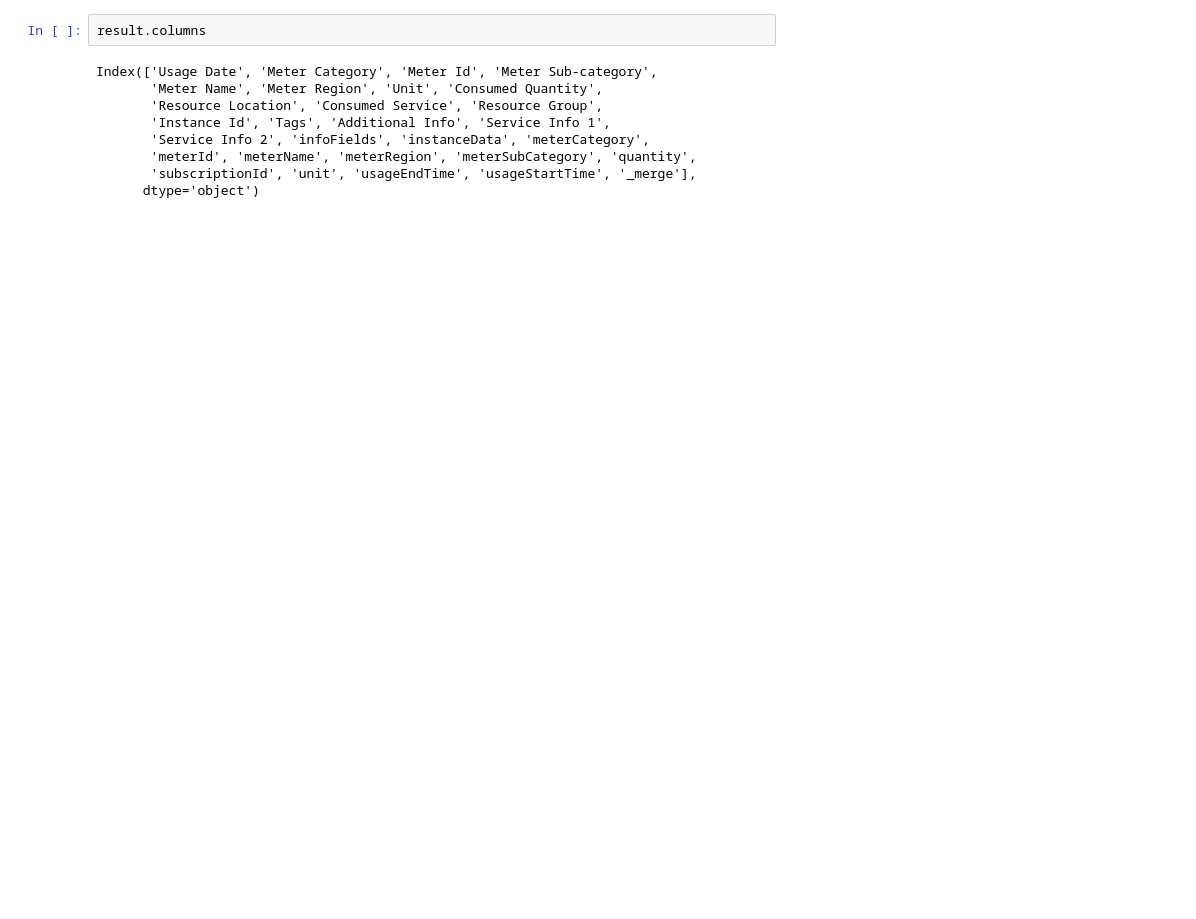
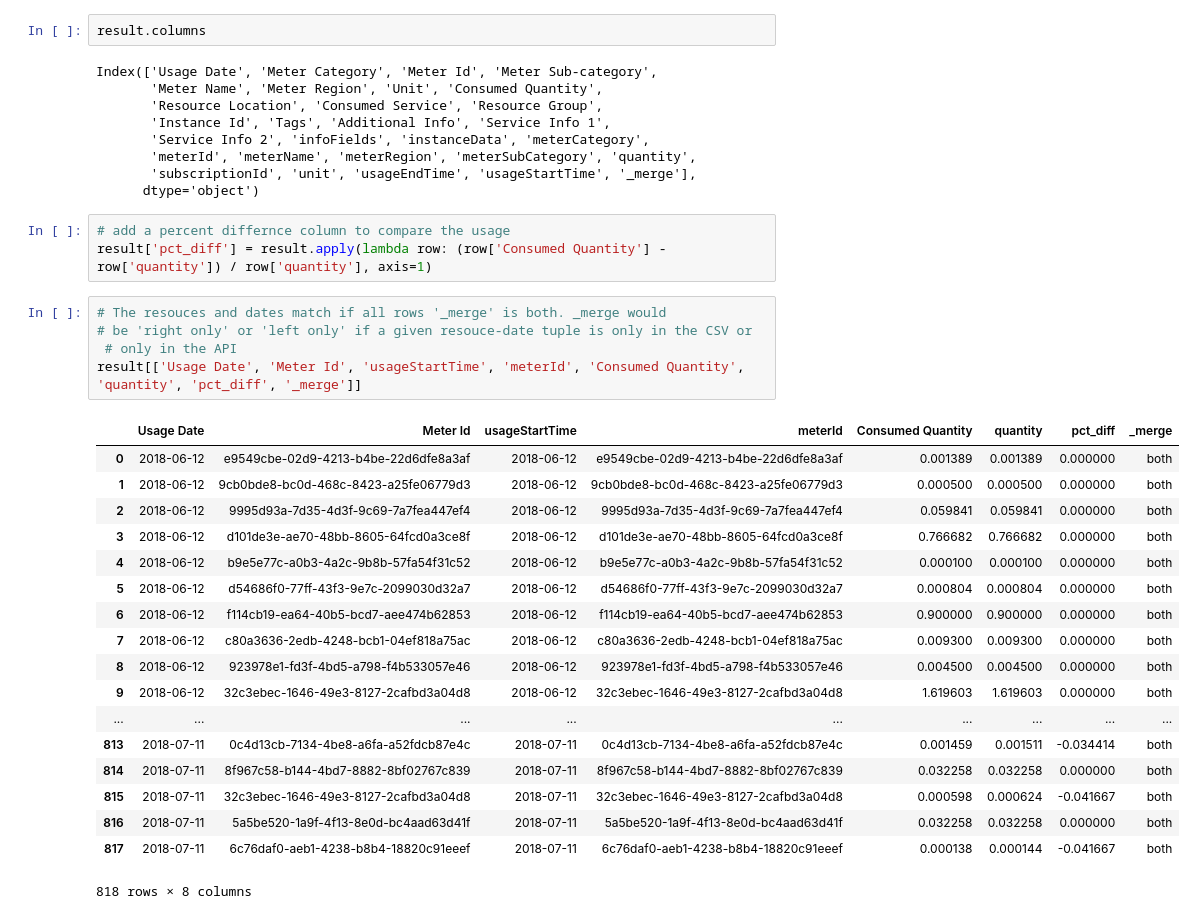
Before and after one commit to louspringer/python-azure-billing-usage, a Jupyter notebook: Reconcile API Usage with CSV Usage.ipynb, the cells around one changed output. Saved outputs shown, nothing was run; the diff lists cells and outputs as text; blank space fills up the shorter version.

```diff
--- a/Reconcile API Usage with CSV Usage.ipynb
+++ b/Reconcile API Usage with CSV Usage.ipynb
@@ -44,4 +57,31 @@ Index(['Usage Date', 'Meter Category', 'Meter Id', 'Meter Sub-category',
        'meterId', 'meterName', 'meterRegion', 'meterSubCategory', 'quantity',
        'subscriptionId', 'unit', 'usageEndTime', 'usageStartTime', '_merge'],
       dtype='object')
+# %%
+# add a percent differnce column to compare the usage
+result['pct_diff'] = result.apply(lambda row: (row['Consumed Quantity'] - row['quantity']) / row['quantity'], axis=1)
+# %%
+# The resouces and dates match if all rows '_merge' is both. _merge would
+# be 'right only' or 'left only' if a given resouce-date tuple is only in the CSV or
+ # only in the API
+result[['Usage Date', 'Meter Id', 'usageStartTime', 'meterId', 'Consumed Quantity', 'quantity', 'pct_diff', '_merge']]
+# %% [output]
+|  | Usage Date | Meter Id | usageStartTime | meterId | Consumed Quantity | quantity | pct_diff | _merge |
+| 0 | 2018-06-12 | e9549cbe-02d9-4213-b4be-22d6dfe8a3af | 2018-06-12 | e9549cbe-02d9-4213-b4be-22d6dfe8a3af | 0.001389 | 0.001389 | 0.000000 | both |
+| 1 | 2018-06-12 | 9cb0bde8-bc0d-468c-8423-a25fe06779d3 | 2018-06-12 | 9cb0bde8-bc0d-468c-8423-a25fe06779d3 | 0.000500 | 0.000500 | 0.000000 | both |
+| 2 | 2018-06-12 | 9995d93a-7d35-4d3f-9c69-7a7fea447ef4 | 2018-06-12 | 9995d93a-7d35-4d3f-9c69-7a7fea447ef4 | 0.059841 | 0.059841 | 0.000000 | both |
+| 3 | 2018-06-12 | d101de3e-ae70-48bb-8605-64fcd0a3ce8f | 2018-06-12 | d101de3e-ae70-48bb-8605-64fcd0a3ce8f | 0.766682 | 0.766682 | 0.000000 | both |
+| 4 | 2018-06-12 | b9e5e77c-a0b3-4a2c-9b8b-57fa54f31c52 | 2018-06-12 | b9e5e77c-a0b3-4a2c-9b8b-57fa54f31c52 | 0.000100 | 0.000100 | 0.000000 | both |
+| 5 | 2018-06-12 | d54686f0-77ff-43f3-9e7c-2099030d32a7 | 2018-06-12 | d54686f0-77ff-43f3-9e7c-2099030d32a7 | 0.000804 | 0.000804 | 0.000000 | both |
+| 6 | 2018-06-12 | f114cb19-ea64-40b5-bcd7-aee474b62853 | 2018-06-12 | f114cb19-ea64-40b5-bcd7-aee474b62853 | 0.900000 | 0.900000 | 0.000000 | both |
+| 7 | 2018-06-12 | c80a3636-2edb-4248-bcb1-04ef818a75ac | 2018-06-12 | c80a3636-2edb-4248-bcb1-04ef818a75ac | 0.009300 | 0.009300 | 0.000000 | both |
+| 8 | 2018-06-12 | 923978e1-fd3f-4bd5-a798-f4b533057e46 | 2018-06-12 | 923978e1-fd3f-4bd5-a798-f4b533057e46 | 0.004500 | 0.004500 | 0.000000 | both |
+| 9 | 2018-06-12 | 32c3ebec-1646-49e3-8127-2cafbd3a04d8 | 2018-06-12 | 32c3ebec-1646-49e3-8127-2cafbd3a04d8 | 1.619603 | 1.619603 | 0.000000 | both |
+| ... | ... | ... | ... | ... | ... | ... | ... | ... |
+| 813 | 2018-07-11 | 0c4d13cb-7134-4be8-a6fa-a52fdcb87e4c | 2018-07-11 | 0c4d13cb-7134-4be8-a6fa-a52fdcb87e4c | 0.001459 | 0.001511 | -0.034414 | both |
+| 814 | 2018-07-11 | 8f967c58-b144-4bd7-8882-8bf02767c839 | 2018-07-11 | 8f967c58-b144-4bd7-8882-8bf02767c839 | 0.032258 | 0.032258 | 0.000000 | both |
+| 815 | 2018-07-11 | 32c3ebec-1646-49e3-8127-2cafbd3a04d8 | 2018-07-11 | 32c3ebec-1646-49e3-8127-2cafbd3a04d8 | 0.000598 | 0.000624 | -0.041667 | both |
+| 816 | 2018-07-11 | 5a5be520-1a9f-4f13-8e0d-bc4aad63d41f | 2018-07-11 | 5a5be520-1a9f-4f13-8e0d-bc4aad63d41f | 0.032258 | 0.032258 | 0.000000 | both |
+| 817 | 2018-07-11 | 6c76daf0-aeb1-4238-b8b4-18820c91eeef | 2018-07-11 | 6c76daf0-aeb1-4238-b8b4-18820c91eeef | 0.000138 | 0.000144 | -0.041667 | both |
+818 rows × 8 columns
 # %%
```
Also changed, not shown: parts of 6 cells of this notebook, 1 other file.
